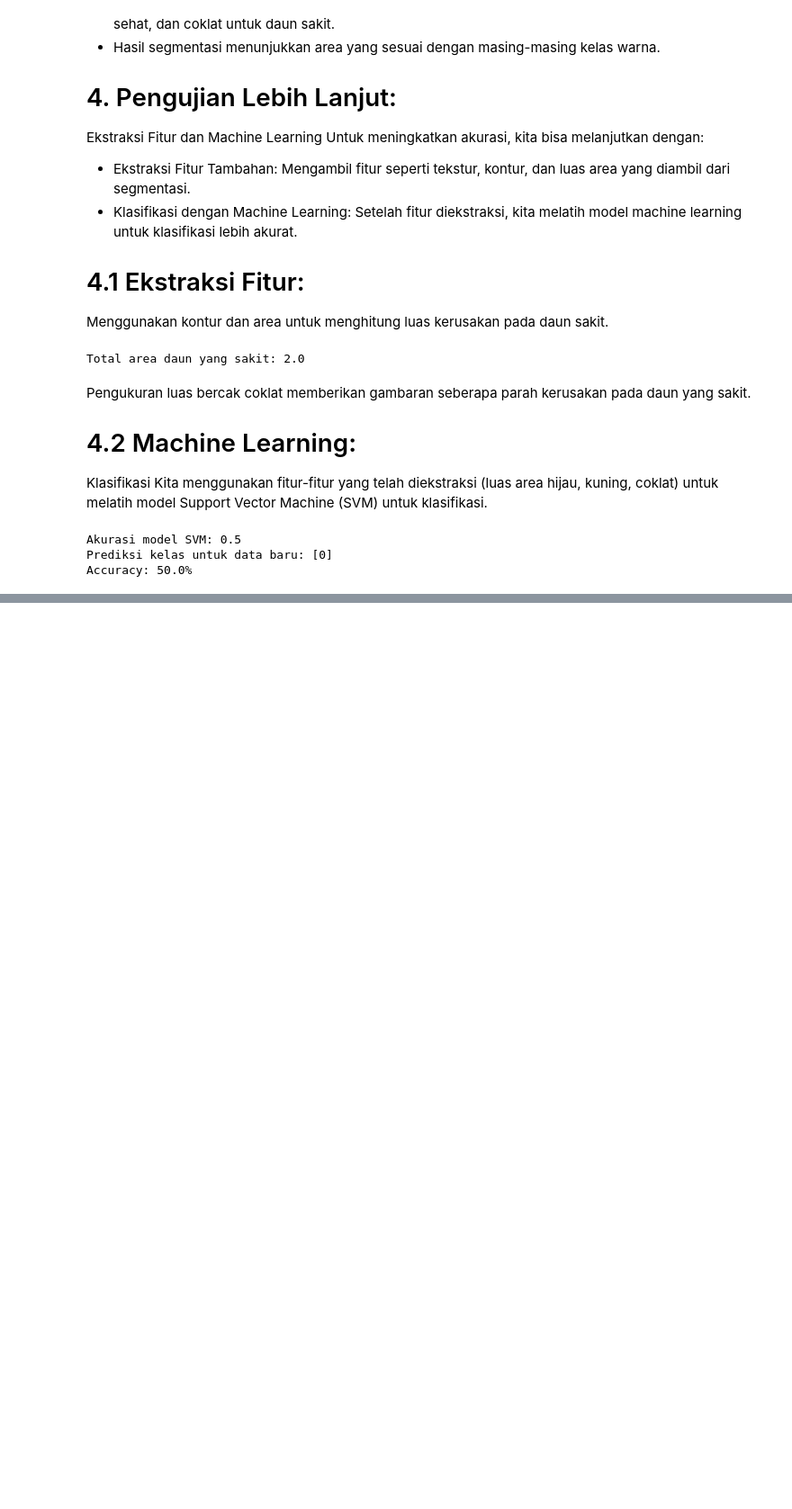
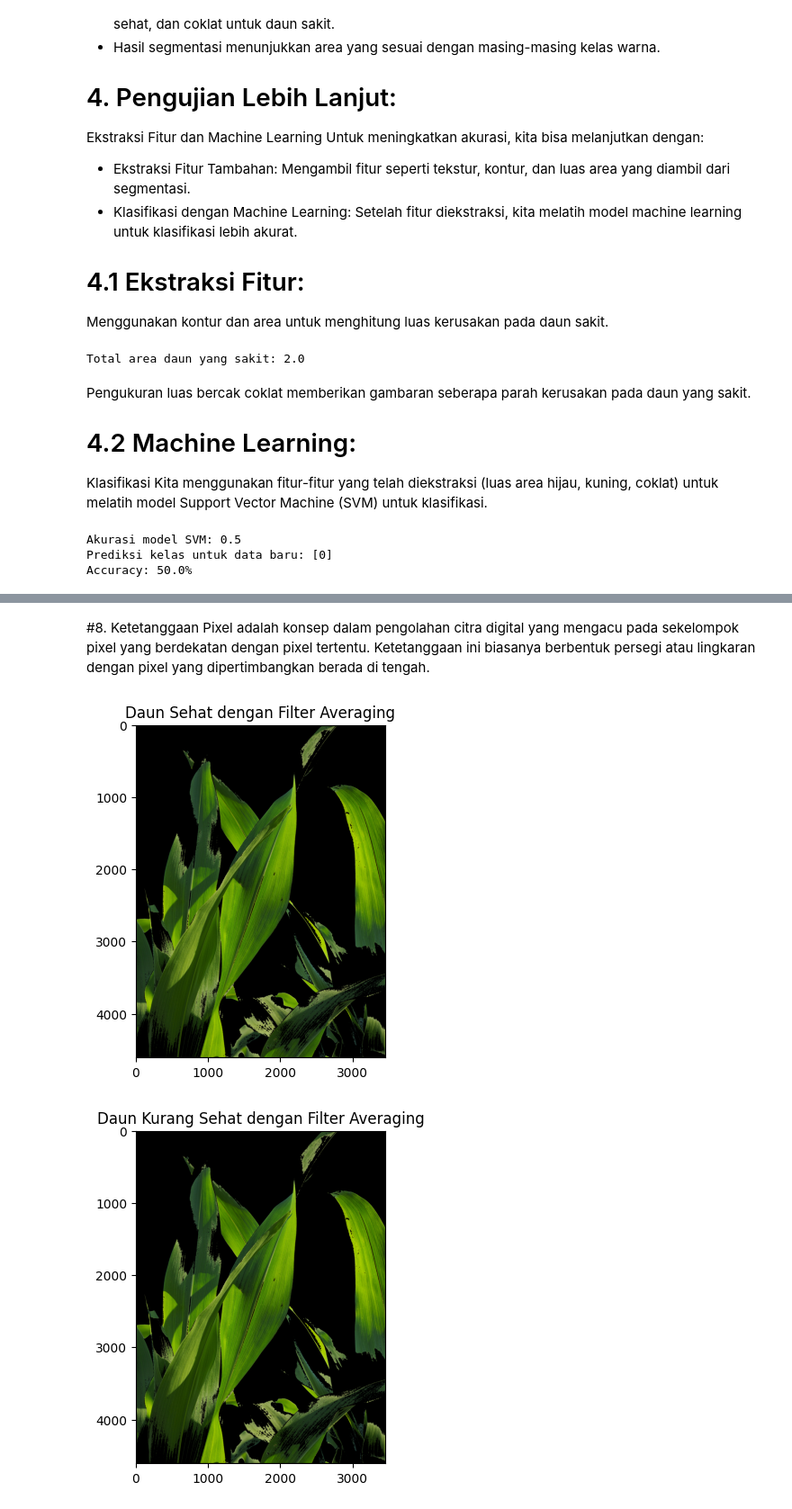
Before and after one commit to rendyleo/Pengolahan-Citra, a Jupyter notebook: Laporan Pengolahan Citra.ipynb, the cells around one changed output, grey strips where cells are left out. Shown at 90% size. Drawn from its saved outputs; the diff is of its cells as text; code cells hidden in the pictures; blank space fills up the shorter version.

```diff
--- a/Laporan Pengolahan Citra.ipynb
+++ b/Laporan Pengolahan Citra.ipynb
@@ -174,0 +297,40 @@ Segmentasi warna dasar dapat digunakan untuk deteksi cepat, sementara machine le
+# %% [markdown]
+#8. Ketetanggaan Pixel
+adalah konsep dalam pengolahan citra digital yang mengacu pada sekelompok pixel yang berdekatan dengan pixel tertentu. Ketetanggaan ini biasanya berbentuk persegi atau lingkaran dengan pixel yang dipertimbangkan berada di tengah.
+# %%
+# Operasi Ketetanggaan Pixel
+import cv2
+import numpy as np
+from matplotlib import pyplot as plt
+
+def apply_averaging_filter(image):
+    """Applies a 3x3 averaging filter to the image."""
+    rows, cols, _ = image.shape
+    filtered_image = np.zeros_like(image)
+    for i in range(1, rows - 1):
+        for j in range(1, cols - 1):
+            # Menjumlahkan nilai pixel di sekitar pixel saat ini
+            neighborhood = image[i-1:i+2, j-1:j+2]
+            filtered_image[i, j] = np.mean(neighborhood, axis=(0, 1))
+    return filtered_image
+
+# Contoh penggunaan pada daun sehat
+filtered_image_sehat = apply_averaging_filter(result_green)
+plt.imshow(cv2.cvtColor(filtered_image_sehat.astype(np.uint8), cv2.COLOR_BGR2RGB)) # Menampilkan hasil
+plt.title("Daun Sehat dengan Filter Averaging")
+plt.show()
+
+# Contoh penggunaan pada daun kurang sehat
+filtered_image_kurang_sehat = apply_averaging_filter(result_yellow)
+plt.imshow(cv2.cvtColor(filtered_image_sehat.astype(np.uint8), cv2.COLOR_BGR2RGB)) # Menampilkan hasil
+plt.title("Daun Kurang Sehat dengan Filter Averaging")
+plt.show()
+
+# Contoh penggunaan pada daun sakit
+filtered_image_sakit = apply_averaging_filter(result_brown)
+plt.imshow(cv2.cvtColor(filtered_image_sehat.astype(np.uint8), cv2.COLOR_BGR2RGB)) # Menampilkan hasil
+plt.title("Daun Sakit dengan Filter Averaging")
+plt.show()
+# %% [output]
+[figure, added]
+[figure, added]
```
Also changed, not shown: parts of 15 cells of this notebook.
